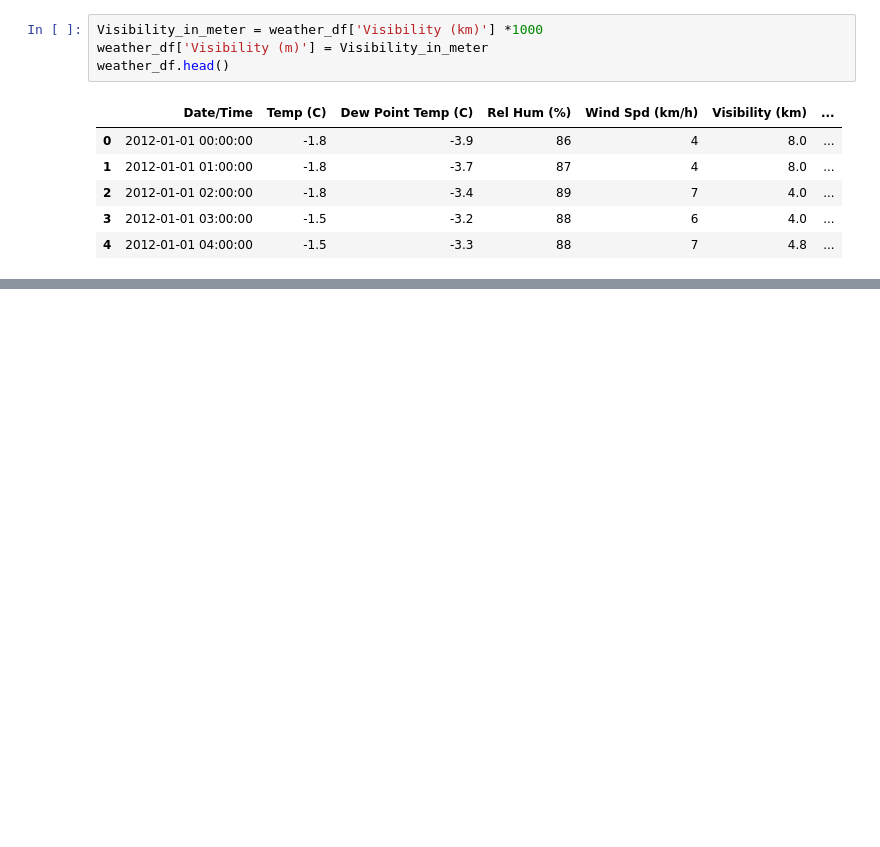
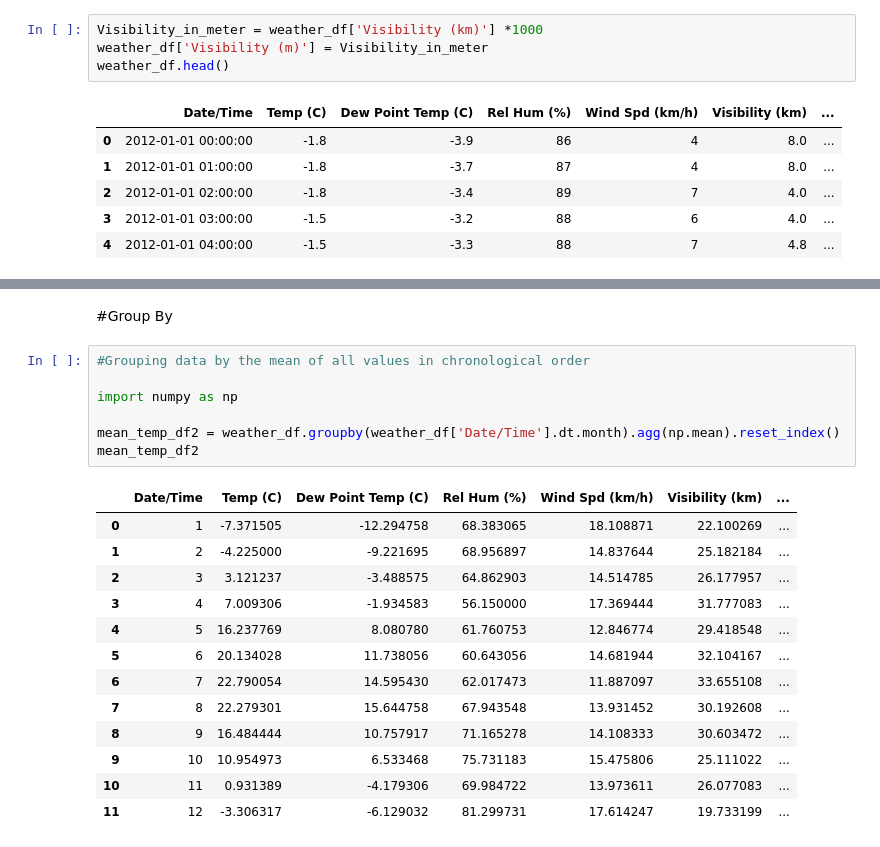
Before and after one commit to cedricbansah/data-science-practice, a Jupyter notebook: week4_notebook.ipynb, the cells around one changed output, grey strips where cells are left out. Saved outputs shown, nothing was run; the diff lists cells and outputs as text; blank space fills up the shorter version.

```diff
--- a/week4_notebook.ipynb
+++ b/week4_notebook.ipynb
@@ -342,0 +499,23 @@ newdf
+# %% [markdown]
+#Group By
+# %%
+#Grouping data by the mean of all values in chronological order
+
+import numpy as np
+
+mean_temp_df2 = weather_df.groupby(weather_df['Date/Time'].dt.month).agg(np.mean).reset_index()
+mean_temp_df2
+# %% [output]
+|  | Date/Time | Temp (C) | Dew Point Temp (C) | Rel Hum (%) | Wind Spd (km/h) | Visibility (km) | ... |
+| 0 | 1 | -7.371505 | -12.294758 | 68.383065 | 18.108871 | 22.100269 | ... |
+| 1 | 2 | -4.225000 | -9.221695 | 68.956897 | 14.837644 | 25.182184 | ... |
+| 2 | 3 | 3.121237 | -3.488575 | 64.862903 | 14.514785 | 26.177957 | ... |
+| 3 | 4 | 7.009306 | -1.934583 | 56.150000 | 17.369444 | 31.777083 | ... |
+| 4 | 5 | 16.237769 | 8.080780 | 61.760753 | 12.846774 | 29.418548 | ... |
+| 5 | 6 | 20.134028 | 11.738056 | 60.643056 | 14.681944 | 32.104167 | ... |
+| 6 | 7 | 22.790054 | 14.595430 | 62.017473 | 11.887097 | 33.655108 | ... |
+| 7 | 8 | 22.279301 | 15.644758 | 67.943548 | 13.931452 | 30.192608 | ... |
+| 8 | 9 | 16.484444 | 10.757917 | 71.165278 | 14.108333 | 30.603472 | ... |
+| 9 | 10 | 10.954973 | 6.533468 | 75.731183 | 15.475806 | 25.111022 | ... |
+| 10 | 11 | 0.931389 | -4.179306 | 69.984722 | 13.973611 | 26.077083 | ... |
+| 11 | 12 | -3.306317 | -6.129032 | 81.299731 | 17.614247 | 19.733199 | ... |
```
Also changed, not shown: parts of 20 cells of this notebook.
